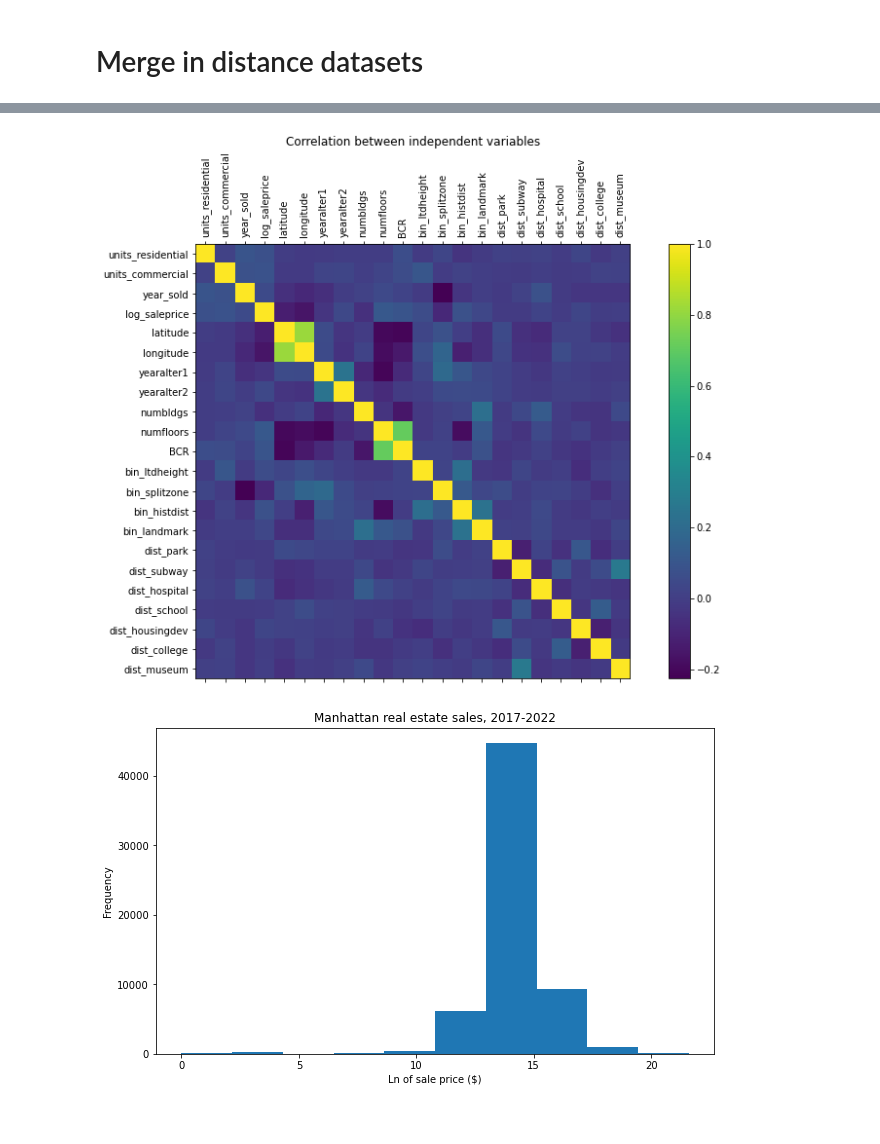
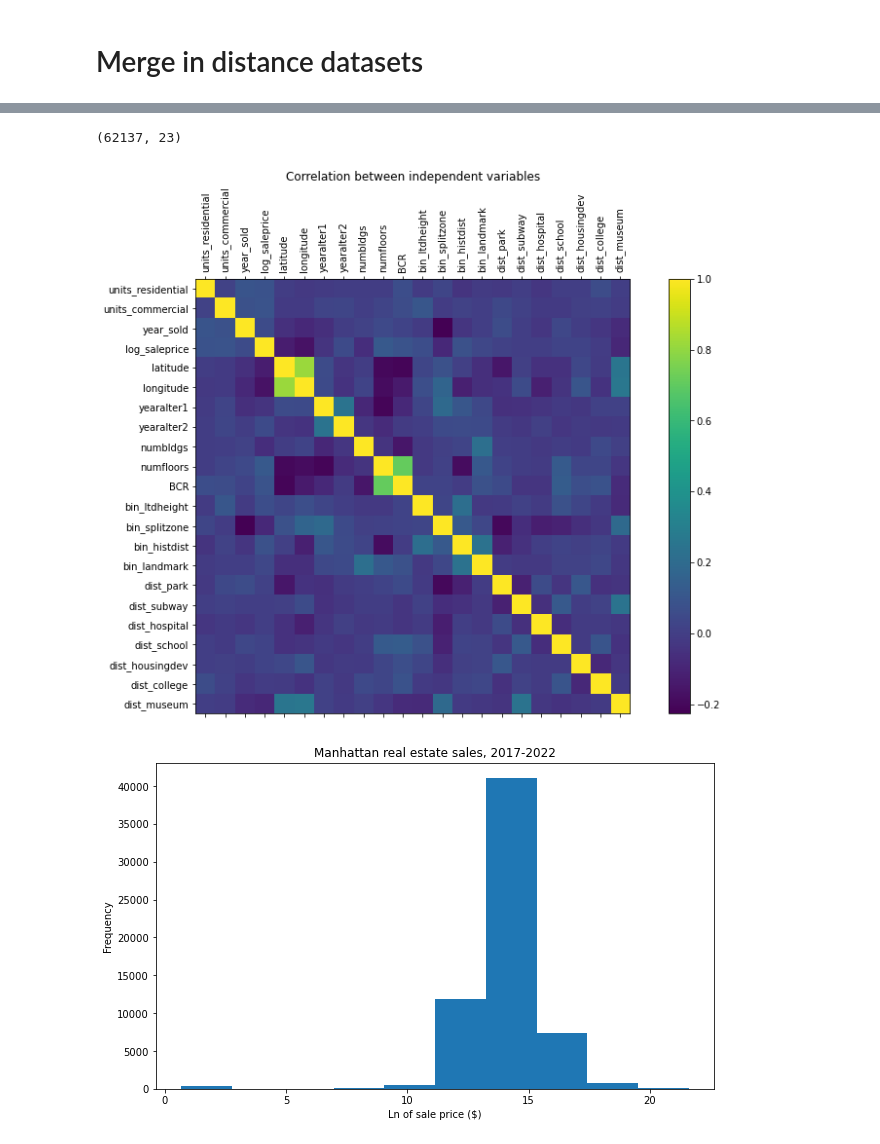
Before and after one commit to lprockop/MastersThesis, a Jupyter notebook: Data/new_master_clean.ipynb, the cells around one changed output, grey strips where cells are left out. Drawn from its saved outputs; the diff is of its cells as text; code cells hidden in the pictures.

```diff
--- a/Data/new_master_clean.ipynb
+++ b/Data/new_master_clean.ipynb
@@ -168,7 +168,7 @@ sales (sale price > 0): 88439
 [figure]
 # %%
 #SUBSET DATA
-sales = sales[sales['saleprice'] > 0]
+sales = sales[sales['saleprice'] > 1]
 
 #after removing zeros
 sales['log_saleprice'] = np.log(sales.saleprice)
@@ -343,23 +417,23 @@ Index(['units_residential', 'units_commercial', 'year_sold', 'years_elapsed',
 # %% [markdown]
 # Merge in distance datasets
-# %%
-import pandas as pd
-
-hospital = pd.read_csv('INPUT_distances/hospital.csv')
-park = pd.read_csv('INPUT_distances/park.csv')
-school = pd.read_csv('INPUT_distances/public_school.csv')
-subway = pd.read_csv('INPUT_distances/subway.csv')
-housing = pd.read_csv('INPUT_distances/affordable_housing.csv')
-college = pd.read_csv('INPUT_distances/college_university.csv')
-museum = pd.read_csv('INPUT_distances/museum.csv')
-
-df['dist_park'] = park.iloc[:,-1:]
-df['dist_subway'] = subway.iloc[:,-1:]
-df['dist_hospital'] = hospital.iloc[:len(df), -1:]
-df['dist_school'] = school.iloc[:len(df), -1:]
-df['dist_housingdev'] = housing.iloc[:len(df), -1:]
-df['dist_college'] = college.iloc[:len(df), -1:]
-df['dist_museum'] = museum.iloc[:len(df), -1:]
+# %%
+import pandas as pd
+
+hospital = pd.read_csv('INPUT_distances/hospital.csv')
+park = pd.read_csv('INPUT_distances/park.csv')
+school = pd.read_csv('INPUT_distances/public_school.csv')
+subway = pd.read_csv('INPUT_distances/subway.csv')
+housing = pd.read_csv('INPUT_distances/affordable_housing.csv')
+college = pd.read_csv('INPUT_distances/college_university.csv')
+museum = pd.read_csv('INPUT_distances/museum.csv')
+
+df['dist_park'] = park.distance.values[:len(df)]
+df['dist_subway'] = subway.distance.values[:len(df)]
+df['dist_hospital'] = hospital.distance.values[:len(df)]
+df['dist_school'] = school.distance.values[:len(df)]
+df['dist_housingdev'] = housing.distance.values[:len(df)]
+df['dist_college'] = college.distance.values[:len(df)]
+df['dist_museum'] = museum.distance.values[:len(df)]
 # %%
 #visualize distribution of each
 
@@ -419,3 +486,7 @@ Features with any missing data:
+# %%
+df.shape
+# %% [output]
+(62137, 23)
 # %%
 # plot corr matrix of all vars
 
@@ -429,17 +500,17 @@ plt.title('Correlation between independent variables')
 plt.savefig('OUTPUT_visualizations/4.Corr matrix for all vars.png')
 plt.show()
 # %% [output]
-[figure, old version]
+[figure, new version]
 # %%
 #plot hist of sale prices
 
 import matplotlib.pyplot as plt
 plt.figure(figsize=(10, 6))
 plt.hist(df['log_saleprice'])
-plt.xlabel('Ln of sale price ($)')
+plt.xlabel('Ln of sale price')
 plt.ylabel('Frequency')
 plt.title('Manhattan real estate sales, 2017-2022')
 plt.savefig('OUTPUT_visualizations/5.Histogram of ln sale price.png')
 plt.show()
 # %% [output]
-[figure, old version]
+[figure, new version]
```
Also changed, not shown: parts of 19 cells of this notebook, 18 other files.
